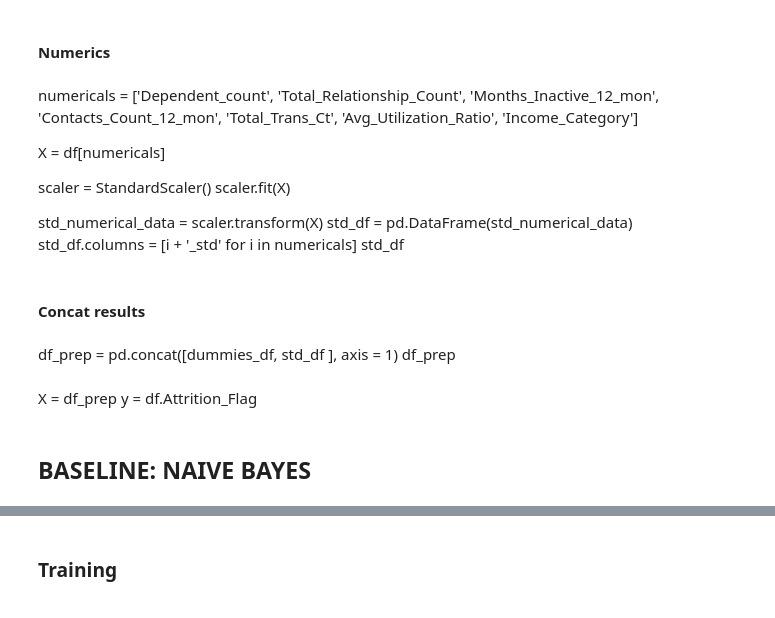
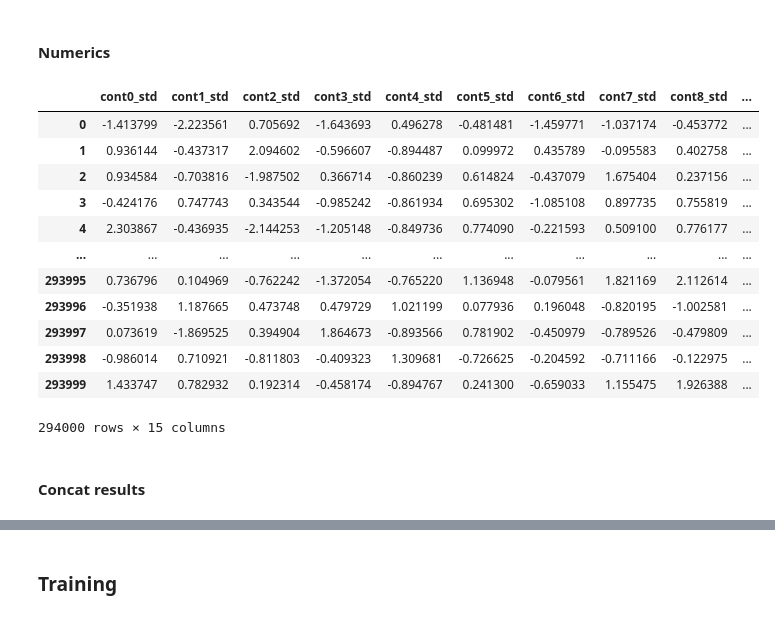
Before and after one commit to sjaureguimodo/kaggle-notebooks, a Jupyter notebook: house-pricing-competition.ipynb, the cells around one changed output, grey strips where cells are left out. Drawn from its saved outputs; the diff is of its cells as text; code cells hidden in the pictures.

```diff
--- a/house-pricing-competition.ipynb
+++ b/house-pricing-competition.ipynb
@@ -758,33 +475,29 @@ dummies_df.columns = col_names_drop_first
 dummies_df
 # %% [markdown]
 #### Numerics
-# %% [markdown]
-numericals = ['Dependent_count',
-            'Total_Relationship_Count',
-            'Months_Inactive_12_mon',
-            'Contacts_Count_12_mon',
-            'Total_Trans_Ct',
-            'Avg_Utilization_Ratio',
-             'Income_Category']
-
-X = df[numericals]
-
-scaler = StandardScaler()
-scaler.fit(X)
-
-std_numerical_data = scaler.transform(X)
-std_df = pd.DataFrame(std_numerical_data)
-std_df.columns = [i + '_std' for i in numericals]
-std_df
+# %%
+X = df[cont_features]
+
+scaler = StandardScaler()
+scaler.fit(X)
+
+std_numerical_data = scaler.transform(X)
+std_df = pd.DataFrame(std_numerical_data)
+std_df.columns = [i + '_std' for i in cont_features]
+std_df
+# %% [output]
+|  | cont0_std | cont1_std | cont2_std | cont3_std | cont4_std | cont5_std | cont6_std | cont7_std | cont8_std | ... |
+| 0 | -1.413799 | -2.223561 | 0.705692 | -1.643693 | 0.496278 | -0.481481 | -1.459771 | -1.037174 | -0.453772 | ... |
+| 1 | 0.936144 | -0.437317 | 2.094602 | -0.596607 | -0.894487 | 0.099972 | 0.435789 | -0.095583 | 0.402758 | ... |
+| 2 | 0.934584 | -0.703816 | -1.987502 | 0.366714 | -0.860239 | 0.614824 | -0.437079 | 1.675404 | 0.237156 | ... |
+| 3 | -0.424176 | 0.747743 | 0.343544 | -0.985242 | -0.861934 | 0.695302 | -1.085108 | 0.897735 | 0.755819 | ... |
+| 4 | 2.303867 | -0.436935 | -2.144253 | -1.205148 | -0.849736 | 0.774090 | -0.221593 | 0.509100 | 0.776177 | ... |
+| ... | ... | ... | ... | ... | ... | ... | ... | ... | ... | ... |
+| 293995 | 0.736796 | 0.104969 | -0.762242 | -1.372054 | -0.765220 | 1.136948 | -0.079561 | 1.821169 | 2.112614 | ... |
+| 293996 | -0.351938 | 1.187665 | 0.473748 | 0.479729 | 1.021199 | 0.077936 | 0.196048 | -0.820195 | -1.002581 | ... |
+| 293997 | 0.073619 | -1.869525 | 0.394904 | 1.864673 | -0.893566 | 0.781902 | -0.450979 | -0.789526 | -0.479809 | ... |
+| 293998 | -0.986014 | 0.710921 | -0.811803 | -0.409323 | 1.309681 | -0.726625 | -0.204592 | -0.711166 | -0.122975 | ... |
+| 293999 | 1.433747 | 0.782932 | 0.192314 | -0.458174 | -0.894767 | 0.241300 | -0.659033 | 1.155475 | 1.926388 | ... |
+294000 rows × 15 columns
 # %% [markdown]
 #### Concat results
-# %% [markdown]
-df_prep = pd.concat([dummies_df,
-                     std_df
-                     ], axis = 1)
-df_prep
-# %% [markdown]
-X = df_prep
-y = df.Attrition_Flag
-# %% [markdown]
-## BASELINE: NAIVE BAYES
```
Also changed, not shown: parts of 144 cells of this notebook.
